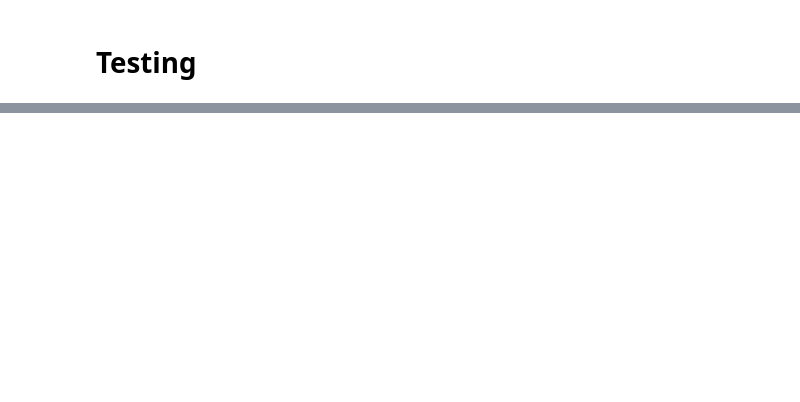
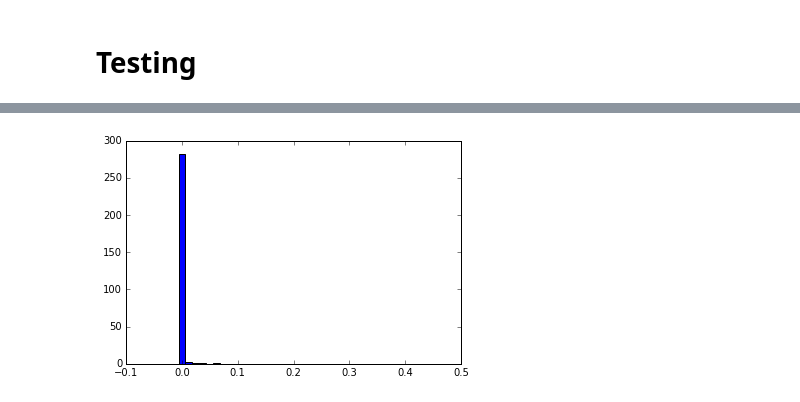
Before and after one commit to morpana/dep_memory, a Jupyter notebook: hopfield.ipynb, the cells around one changed output, grey strips where cells are left out. Saved outputs shown, nothing was run; the diff lists cells and outputs as text; code cells hidden in the pictures; blank space fills up the shorter version.

```diff
--- a/hopfield.ipynb
+++ b/hopfield.ipynb
@@ -38,8 +47,6 @@ class Hopfield_Neural_Network:
             self.weights = weights
         else:
             raise ValueError("Dimensions of specified weight array does not match network weight dimensions!")
-# %%
-hnn = Hopfield_Neural_Network(10)
 # %% [markdown]
 # Data
 # %% [markdown]
@@ -407,2 +247,0 @@ for id_ in matrices:
-# %%
-hnn = Hopfield_Neural_Network(17180,200)
@@ -536,0 +269,8 @@ KeyboardInterrupt:
+# %%
+# Setup encoders
+matrix_shape = (1,)
+m_encoder = scalar_sdr(40,22,-0.25,0.25,matrix_shape)
+b_encoder = scalar_sdr(46,20,0.0,1.0)
+# %%
+# Calculate number of nodes of hopfield net
+nodes = m_encoder.nodes + b_encoder.nodes
@@ -536,0 +296,84 @@ KeyboardInterrupt:
+# %%
+# Recall matrix values from brain_id
+
+# setup some arrays to hold data
+nans_avg = []
+diffs = []
+durations = []
+
+# run recall fo network 'samples' number of times
+samples = 10
+for i in range(samples):
+    nans = 0
+    diffs_m = []
+
+    # for each index in the DEP matrix
+    for index in np.ndindex(matrices["zero"].shape):
+
+        # for each brain id
+        for id_ in brain_id:
+
+            # generate data
+            data = np.zeros(nodes)-1
+            brain_sig = brain_id[id_]
+            brain_sig = b_encoder.encode(brain_sig)
+            data[-b_encoder.n:] = brain_sig
+
+            # set iteration number
+            nns[index].setIter(300)
+
+            # recall matrix value
+            t0 = time.time()
+            mem = nns[index].recall(data,(0,m_encoder.n))
+            duration = time.time()-t0
+            durations.append(duration)
+
+            # decode matrix value
+            matrix_out = mem[0:m_encoder.nodes]
+
+            # calculate error of recalled matrix value
+            matrix_decoded = m_encoder.decode_ndarray(matrix_out)
+            diff_m = m_encoder.decode_ndarray(m_encoder.encode_ndarray(matrices[id_][index].reshape(matrix_shape)).flatten())-matrix_decoded
+
+            if np.isnan(diff_m):
+                nans += 1
+            diffs_m.append(diff_m)
+
+    nans_avg.append(nans)
+    diffs.append(abs(np.array(diffs_m)))
+
+# print meta data
+print "nans: ", np.max(nans_avg)
+print "mean: ", np.mean(np.array(diffs).flatten())
+print "max: ", np.max(np.array(diffs).flatten())
+print "std: ", np.std(np.array(diffs).flatten())
+print "duration: ", np.mean(durations)
+
+# Bar graph plot
+
+# plotting constants
+max_ = 0.5
+bars = 40
+
+# calculate category indices
+categories = []
+for i in range(bars):
+    categories.append(i*max_/bars)
+width = categories[1]
+
+# tally number of instances for each category
+values = np.zeros(bars)
+for diff in np.array(diffs).flatten():
+    i = int(diff/(max_+0.0000001)*bars)
+    values[i] += 1
+# divide by number of samples to obtain normalized score
+values /= samples
+
+# plot bar graph
+plt.figure(1)
+plt.bar(categories, values, width, align='center')
+plt.show()
+
+# print number of values that fall into first category (good approximation of how well the memory does)
+print "Values[0]: ", values[0]
+# %% [output]
@@ -536,0 +385 @@ KeyboardInterrupt:
+[figure, added]
```
Also changed, not shown: parts of 115 cells of this notebook, 2 other files.
